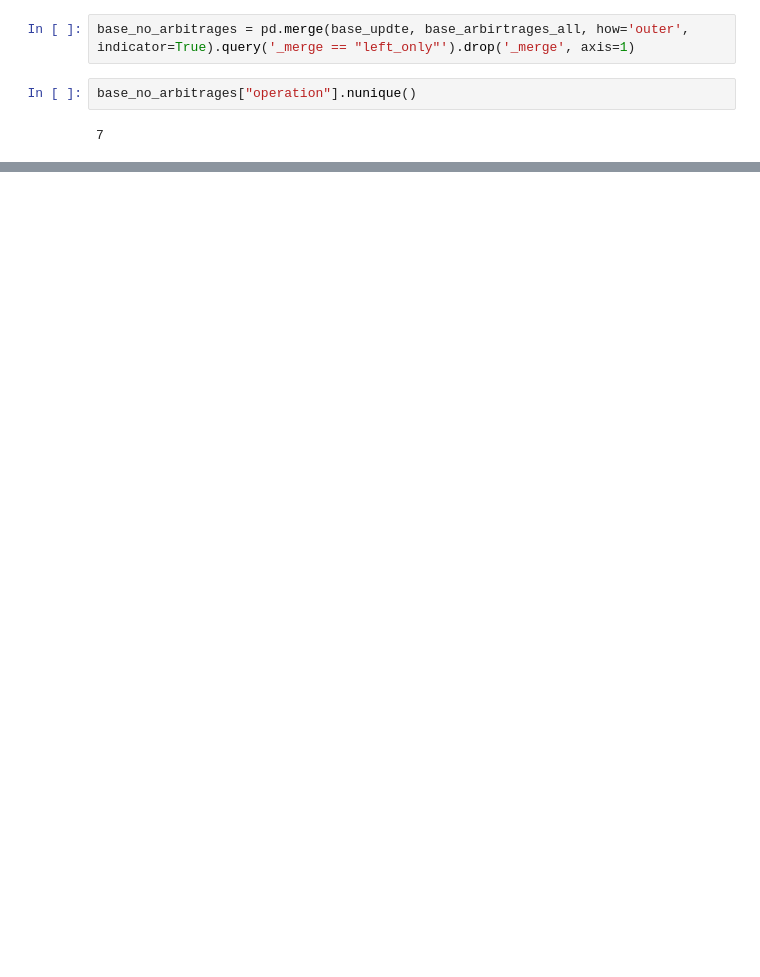
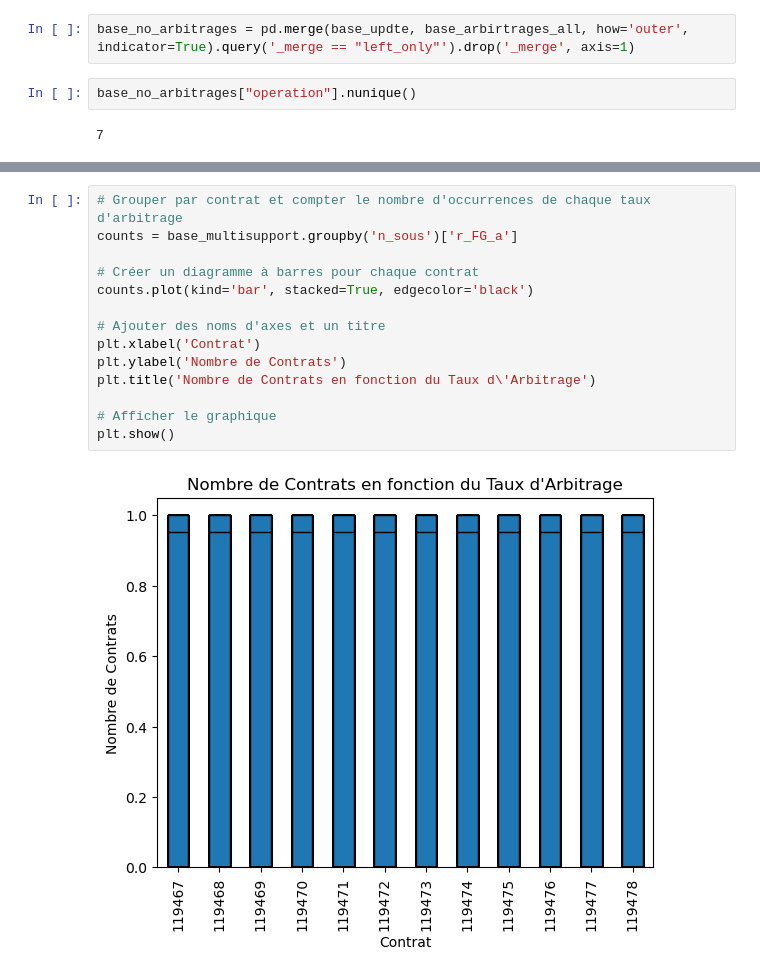
Before and after one commit to afonkou01/Arbitrage_Vie_BNP_Cardif, a Jupyter notebook: Avancement notebook - BNP Cardif.ipynb, the cells around one changed output, grey strips where cells are left out. Cells and saved outputs as stored; diff of their text form; blank space fills up the shorter version.

```diff
--- a/Avancement notebook - BNP Cardif.ipynb
+++ b/Avancement notebook - BNP Cardif.ipynb
@@ -203,0 +282,16 @@ base_no_arbitrages["operation"].nunique()
+# %%
+# Grouper par contrat et compter le nombre d'occurrences de chaque taux d'arbitrage
+counts = base_multisupport.groupby('n_sous')['r_FG_a']
+
+# Créer un diagramme à barres pour chaque contrat
+counts.plot(kind='bar', stacked=True, edgecolor='black')
+
+# Ajouter des noms d'axes et un titre
+plt.xlabel('Contrat')
+plt.ylabel('Nombre de Contrats')
+plt.title('Nombre de Contrats en fonction du Taux d\'Arbitrage')
+
+# Afficher le graphique
+plt.show()
+# %% [output]
+[figure, added]
```
Also changed, not shown: parts of 13 cells of this notebook.
